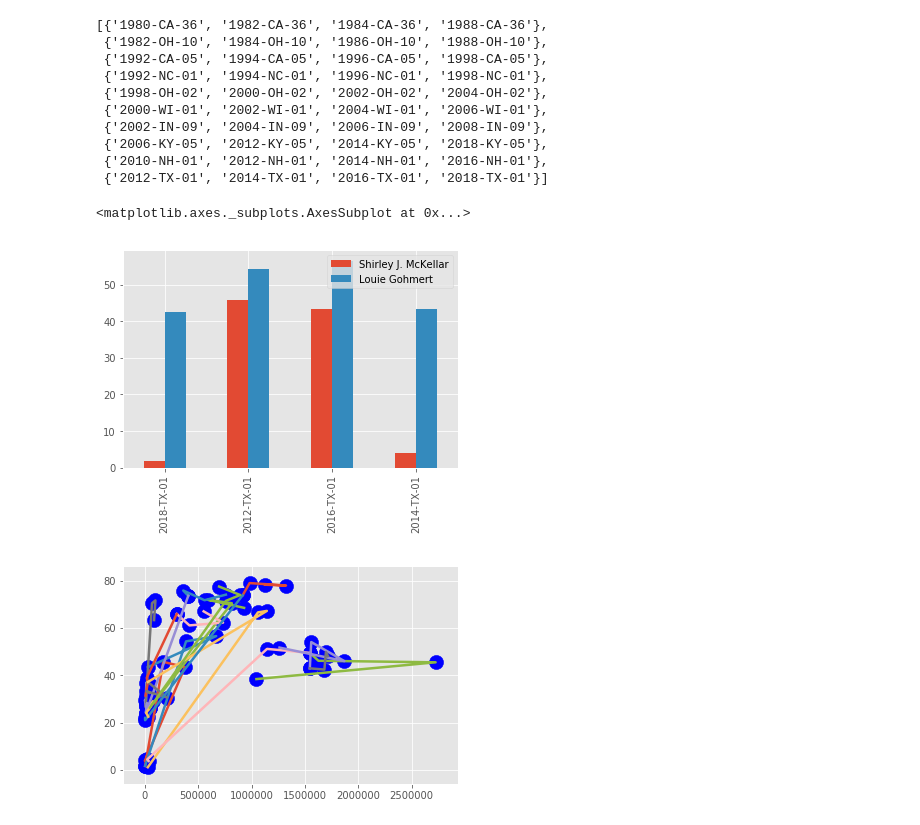
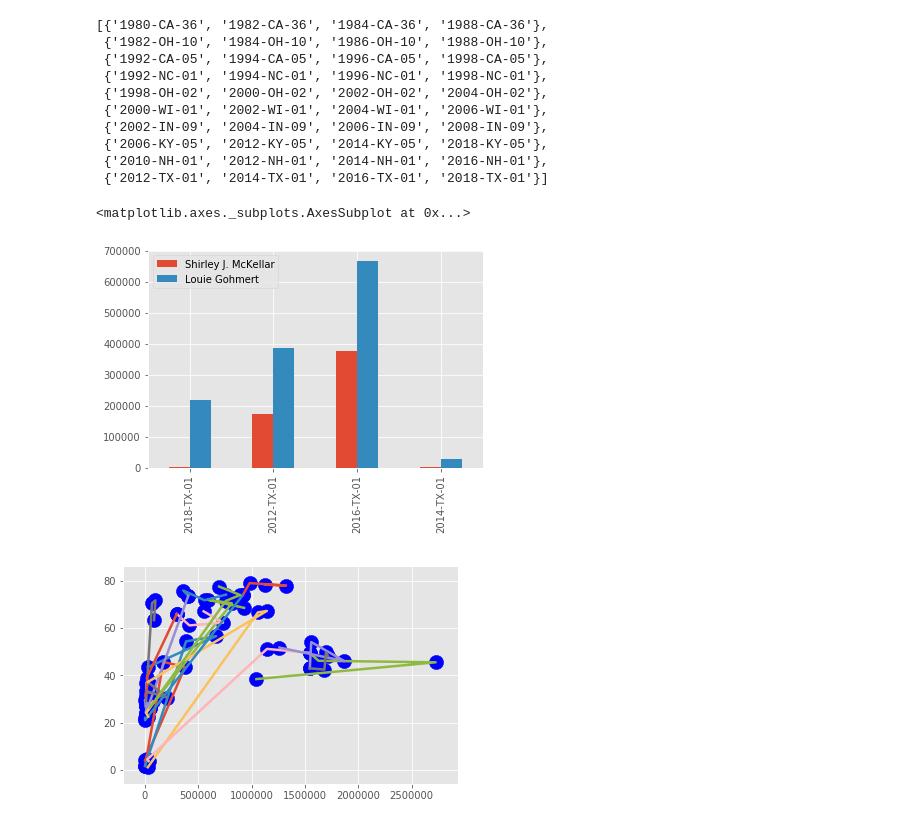
Before and after one commit to kellystroh/Federal-Election-Funding, a Jupyter notebook: multiple_rematch.ipynb, the cells around one changed output. Drawn from its saved outputs; the diff is of its cells as text; code cells hidden in the pictures.

```diff
--- a/multiple_rematch.ipynb
+++ b/multiple_rematch.ipynb
@@ -99,35 +99,35 @@ for i in range(len(mult_dict[4])):
     d = rem.rematch_cut[rem.rematch_cut['elec_id']==list((mult_dict[4])[i])[3]].sort_values('FEC_ID').reset_index()
 
     a.set_index('FEC_ID')
     b.set_index('FEC_ID')
     c.set_index('FEC_ID')
     d.set_index('FEC_ID')
 
     x0 = a['vote%']
     y0 = a['TTL_DISB']
     x1 = b['vote%']
     y1 = b['TTL_DISB']
     x2 = c['vote%']
     y2 = c['TTL_DISB']
     x3 = d['vote%']
     y3 = d['TTL_DISB']
 
     x_list0 = [round(each, 2) for each in [x0[0], x1[0], x2[0], x3[0]]]
     x_group[0].append(x_list0)
     y_list0 = [round(each, 2) for each in [y0[0], y1[0], y2[0], y3[0]]]
     y_group[0].append(y_list0)
 
     x_list1 = [round(each, 2) for each in [x0[1], x1[1], x2[1], x3[1]]]
     x_group[1].append(x_list1)
     y_list1 = [round(each, 2) for each in [y0[1], y1[1], y2[1], y3[1]]]
     y_group[1].append(y_list1)
 
 
-my_df = pd.DataFrame([x_group[0][0],x_group[1][0]], index=[a['candidate'][0], a['candidate'][1]], columns=[a['elec_id'][0], b['elec_id'][0], c['elec_id'][0], d['elec_id'][0]]).transpose()
+my_df = pd.DataFrame([y_group[0][0],y_group[1][0]], index=[a['candidate'][0], a['candidate'][1]], columns=[a['elec_id'][0], b['elec_id'][0], c['elec_id'][0], d['elec_id'][0]]).transpose()
 my_df.plot(kind='bar')
 # %% [output]
 <matplotlib.axes._subplots.AxesSubplot at 0x...>
-[figure, old version]
+[figure, new version]
 # %%
 fig, ax = plt.subplots()
 for i in range(len(x_group)):
```
Also changed, not shown: 2 other files.
